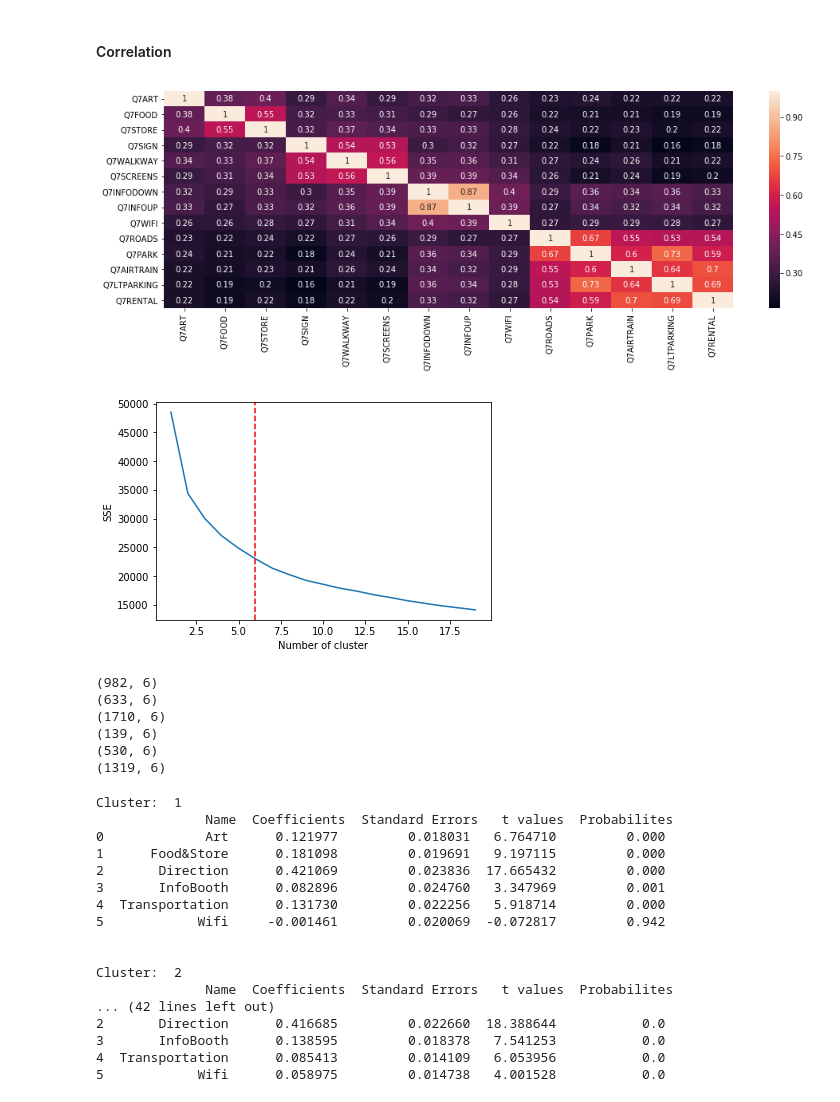
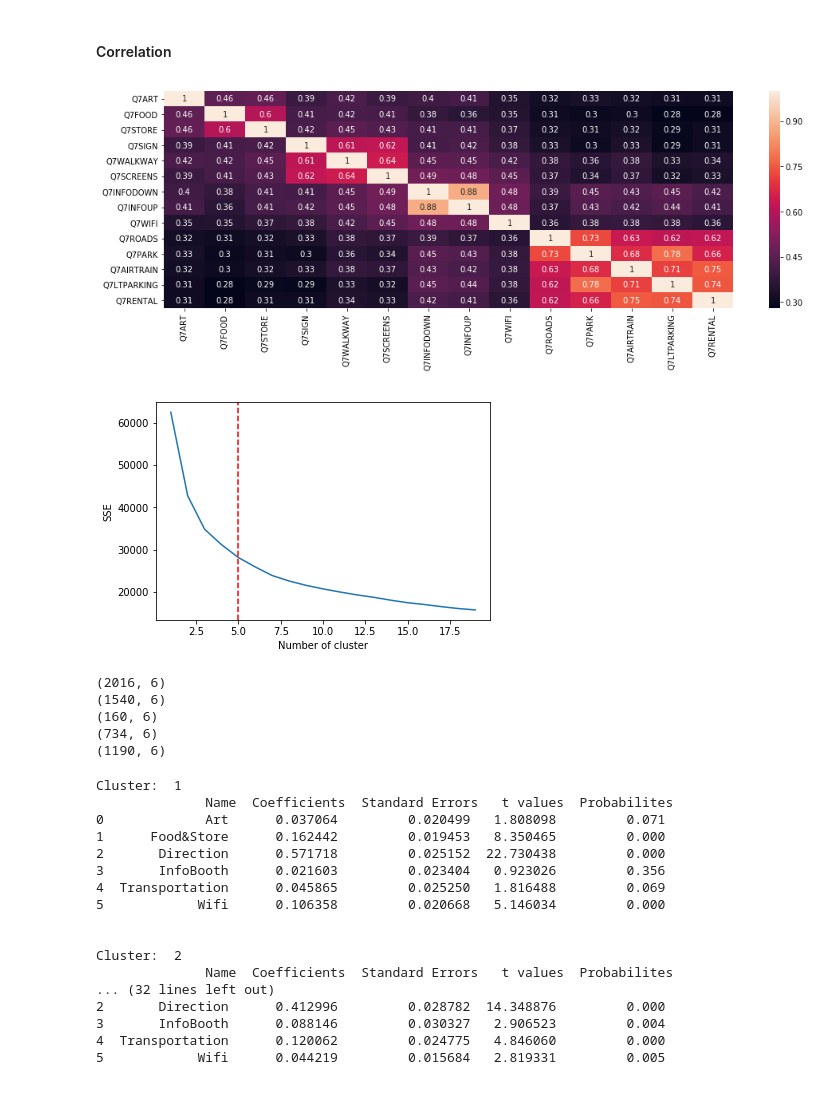
Before and after one commit to joy79419/SFO-Analytics, a Jupyter notebook: k-means clustering/Clustering.ipynb, the cells around one changed output. Cells and saved outputs as stored; diff of their text form; code cells hidden in the pictures.

Commit message:
UPDATE:Clustering

```diff
--- a/k-means clustering/Clustering.ipynb
+++ b/k-means clustering/Clustering.ipynb
@@ -5,9 +5,8 @@ import numpy as np
 df = pd.read_csv("mrk_project_csv.csv")
 
 ## Remove 0,6 in the overall ratings
-df['Q7ALL'] = df['Q7ALL'].replace(['BLANK','6','0'],np.NaN)
-df['Q7ALL'].dropna(inplace = True)
-d = df['Q7ALL'].astype('int64', inplace=True)
+df['Q7ALL'] = df['Q7ALL'].replace(['BLANK','6','0'],7)
+df['Q7ALL_new'] = df['Q7ALL'].dropna().astype('int64', inplace=True)
 # %% [markdown]
 #### Clustering
 # %%
@@ -203,56 +202,56 @@ ax = sns.heatmap(corr,
             yticklabels=corr.columns.values,
            annot = True)
 # %% [output]
-[figure, old version]
+[figure, new version]
 # %%
+X_all = df[list(df.columns[35:49])]
 X_binned = pd.DataFrame()
 
-X_binned['Art'] = X_q7['Q7ART']
-X_binned['Food&Store'] = X_q7[['Q7FOOD','Q7STORE']].mean(axis=1)
-X_binned['Direction'] = X_q7[['Q7SIGN','Q7WALKWAY','Q7SCREENS']].mean(axis=1)
-X_binned['InfoBooth'] = X_q7[['Q7INFODOWN','Q7INFOUP']].mean(axis=1)
-X_binned['Transportation'] = X_q7[['Q7ROADS','Q7PARK','Q7AIRTRAIN','Q7LTPARKING','Q7RENTAL']].mean(axis=1)
-X_binned['Wifi'] = X_q7['Q7WIFI']
+X_binned['Art'] = X_all['Q7ART']
+X_binned['Food&Store'] = X_all[['Q7FOOD','Q7STORE']].mean(axis=1)
+X_binned['Direction'] = X_all[['Q7SIGN','Q7WALKWAY','Q7SCREENS']].mean(axis=1)
+X_binned['InfoBooth'] = X_all[['Q7INFODOWN','Q7INFOUP']].mean(axis=1)
+X_binned['Transportation'] = X_all[['Q7ROADS','Q7PARK','Q7AIRTRAIN','Q7LTPARKING','Q7RENTAL']].mean(axis=1)
+X_binned['Wifi'] = X_all['Q7WIFI']
 # %%
 sse_binned = {}
 
 cluster_map_binned = pd.DataFrame()
 cluster_map_binned['data_index'] = X_binned.index.values
 
 for k in range(1, 20):
     kmeans = KMeans(n_clusters=k,random_state=50).fit(X_binned)
     cluster_map_binned['cluster'] = kmeans.labels_
     #print(data["clusters"])
     sse_binned[k] = kmeans.inertia_ # Inertia: Sum of distances of samples to their closest cluster center
 plt.figure()
 plt.plot(list(sse_binned.keys()), list(sse_binned.values()))
-plt.axvline(x=6, c='r', linestyle='--')
+plt.axvline(x=5, c='r', linestyle='--')
 plt.xlabel("Number of cluster")
 plt.ylabel("SSE")
 plt.show()
 # %% [output]
-[figure, old version]
+[figure, new version]
 # %%
-clus_num = 6
-kmeans = KMeans(clus_num, random_state=10).fit(X_binned)
+clus_num = 5
+kmeans = KMeans(clus_num, random_state=91).fit(X_binned)
 cluster_map_binned = pd.DataFrame()
-cluster_map_binned['data_index'] = X.index.values
+cluster_map_binned['data_index'] = X_binned.index.values
 cluster_map_binned['cluster'] = kmeans.labels_
 X_reset_binned = X_binned.reset_index().drop(columns='index')
 for i in range(clus_num):
     print(X_reset_binned[cluster_map_binned['cluster']==i].shape)
 # %% [output]
-(982, 6)
-(633, 6)
-(1710, 6)
-(139, 6)
-(530, 6)
-(1319, 6)
+(2016, 6)
+(1540, 6)
+(160, 6)
+(734, 6)
+(1190, 6)
 # %%
 for i in range(clus_num):
 
     X_binned_clust = X_reset_binned[cluster_map_binned['cluster']==i].reset_index().drop(columns='index')
-    y = df['Q7ALL'].reset_index().drop(columns='index').astype('float64')[cluster_map_binned['cluster']==i]['Q7ALL']
+    y = df_q7['Q7ALL'].reset_index().drop(columns='index').astype('float64')[cluster_map_binned['cluster']==i]['Q7ALL']
 
     lm = LinearRegression(fit_intercept=False).fit(X_binned_clust,y)
     params = lm.coef_
@@ -282,18 +281,18 @@ for i in range(clus_num):
 # %% [output]
 Cluster:  1
               Name  Coefficients  Standard Errors   t values  Probabilites
-0             Art      0.121977         0.018031   6.764710         0.000
-1      Food&Store      0.181098         0.019691   9.197115         0.000
-2       Direction      0.421069         0.023836  17.665432         0.000
-3       InfoBooth      0.082896         0.024760   3.347969         0.001
-4  Transportation      0.131730         0.022256   5.918714         0.000
-5            Wifi     -0.001461         0.020069  -0.072817         0.942
+0             Art      0.037064         0.020499   1.808098         0.071
+1      Food&Store      0.162442         0.019453   8.350465         0.000
+2       Direction      0.571718         0.025152  22.730438         0.000
+3       InfoBooth      0.021603         0.023404   0.923026         0.356
+4  Transportation      0.045865         0.025250   1.816488         0.069
+5            Wifi      0.106358         0.020668   5.146034         0.000
 
 
 Cluster:  2
               Name  Coefficients  Standard Errors   t values  Probabilites
-... (42 lines left out)
-2       Direction      0.416685         0.022660  18.388644           0.0
-3       InfoBooth      0.138595         0.018378   7.541253           0.0
-4  Transportation      0.085413         0.014109   6.053956           0.0
-5            Wifi      0.058975         0.014738   4.001528           0.0
+... (32 lines left out)
+2       Direction      0.412996         0.028782  14.348876         0.000
+3       InfoBooth      0.088146         0.030327   2.906523         0.004
+4  Transportation      0.120062         0.024775   4.846060         0.000
+5            Wifi      0.044219         0.015684   2.819331         0.005
```
Also changed, not shown: parts of 11 cells of this notebook.
